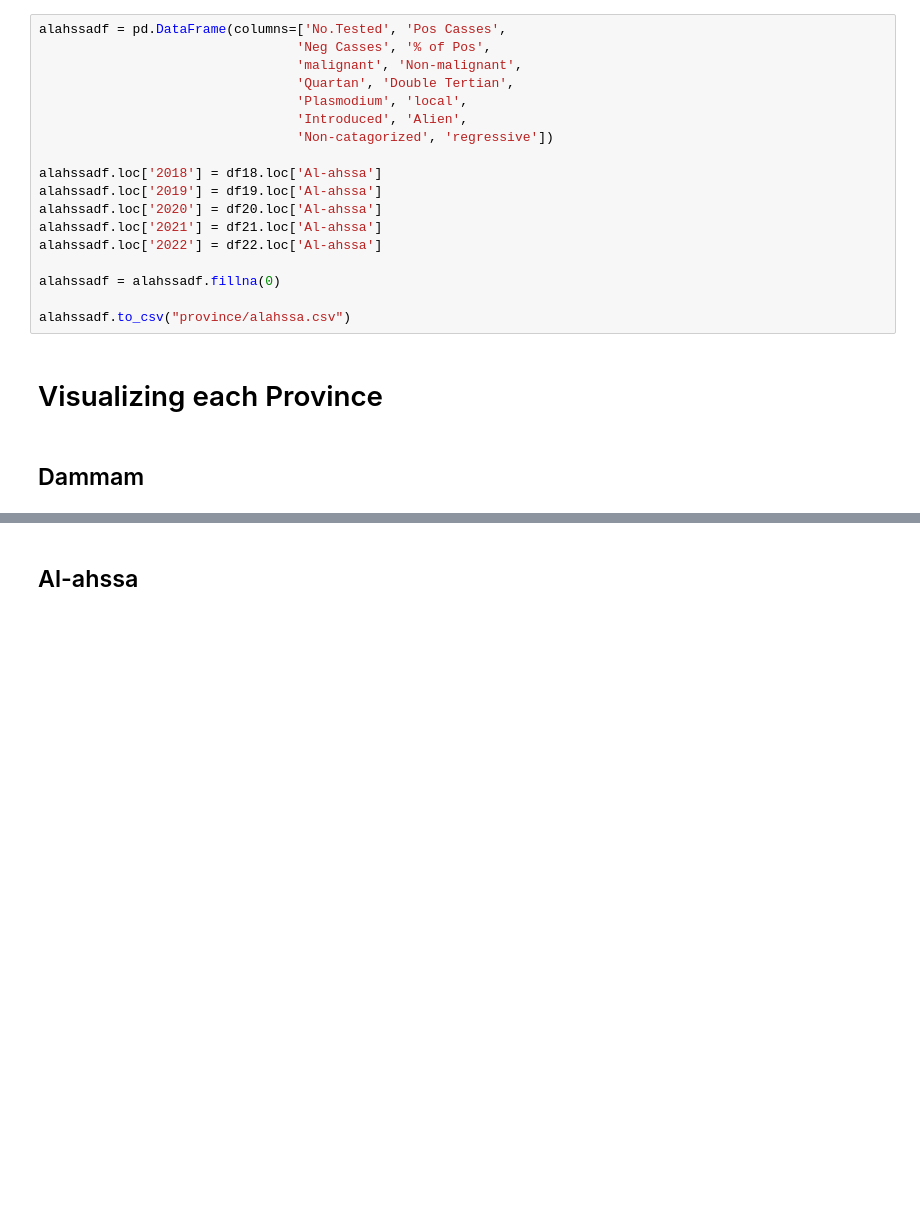
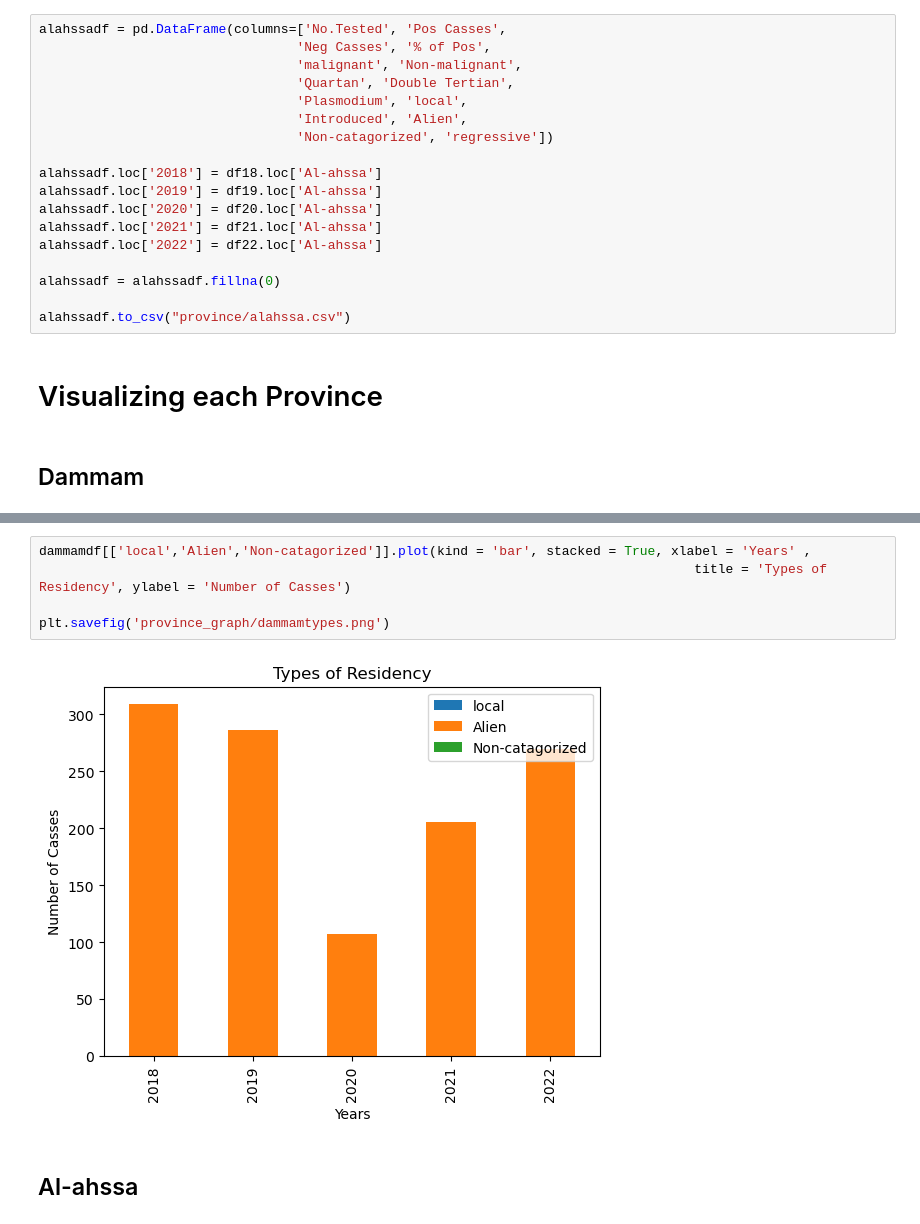
Before and after one commit to Ahmad-Noct/malariaKSA, a Jupyter notebook: main.ipynb, the cells around one changed output, grey strips where cells are left out. Saved outputs shown, nothing was run; the diff lists cells and outputs as text; blank space fills up the shorter version.

```diff
--- a/main.ipynb
+++ b/main.ipynb
@@ -302,2 +303,9 @@ fig.savefig('province_graph/dammamtypes.png')
+# %%
+dammamdf[['local','Alien','Non-catagorized']].plot(kind = 'bar', stacked = True, xlabel = 'Years' ,
+                                                                                    title = 'Types of Residency', ylabel = 'Number of Casses')
+
+plt.savefig('province_graph/dammamtypes.png')
+# %% [output]
+[figure, added]
 # %% [markdown]
 ## Al-ahssa
```
Also changed, not shown: parts of 7 cells of this notebook, 5 other files.
